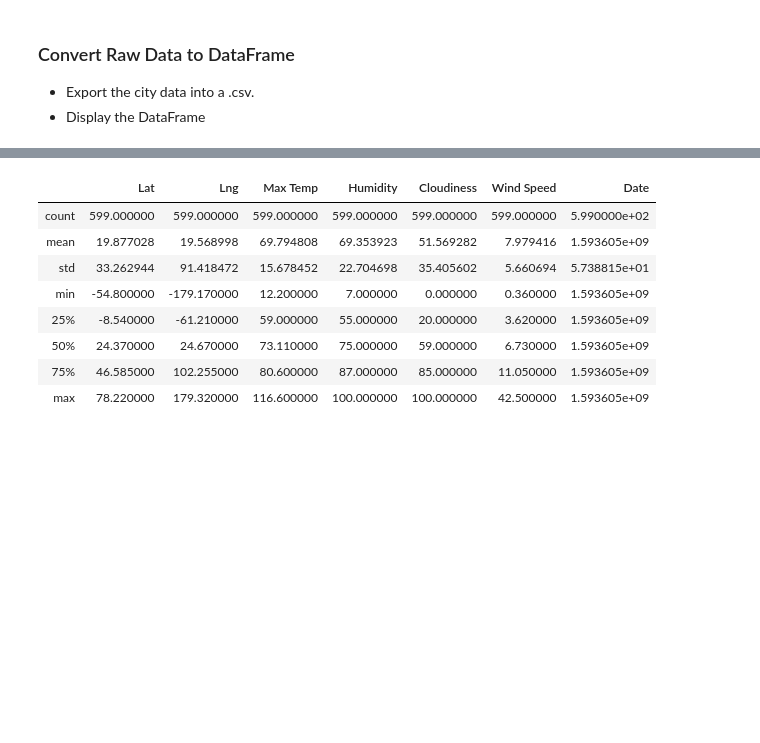
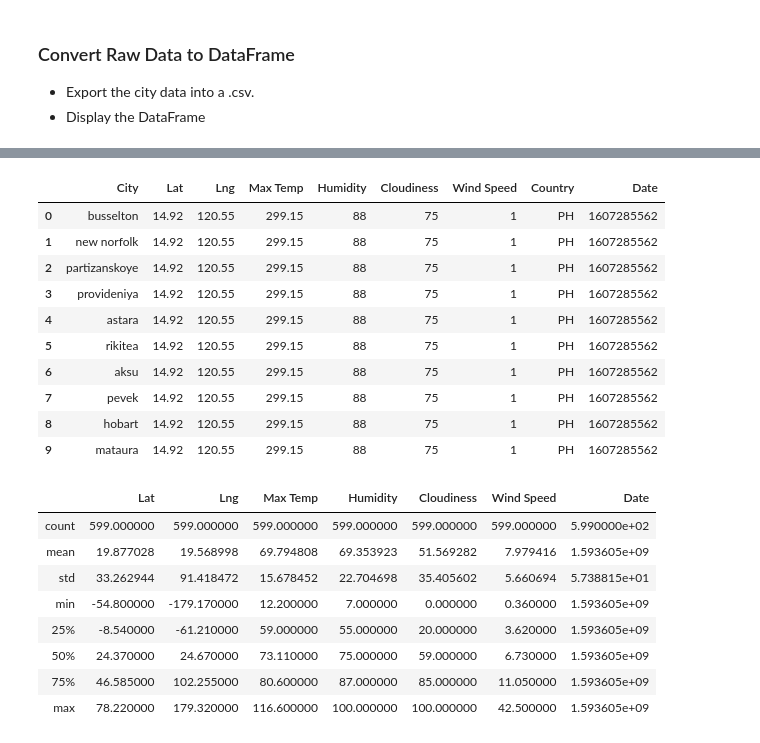
Before and after one commit to jforbis/python-api-challenge, a Jupyter notebook: WeatherPy.ipynb, the cells around one changed output, grey strips where cells are left out. Cells and saved outputs as stored; diff of their text form; code cells hidden in the pictures; blank space fills up the shorter version.

Commit message:
save point: created dataframe from api call and exported data to csv

```diff
--- a/WeatherPy.ipynb
+++ b/WeatherPy.ipynb
@@ -20,7 +20,7 @@ from api_keys import weather_api_key
 from citipy import citipy
 
 # Output File (CSV)
-output_data_file = "output_data/cities.csv"
+output_data_file = "weatherPy/output_data/cities.csv"
 
 # Range of latitudes and longitudes
 lat_range = (-90, 90)
@@ -165,3 +137,22 @@ Data Retrieval Complete
+# %%
+# Putting response info into dictionary for creating DataFrame
+api_info = {"City":second_city, "Lat":lat, "Lng":lng, "Max Temp":max_temp, "Humidity":humidity,
+            "Cloudiness":cloudiness, "Wind Speed":wind_speed, "Country":country, "Date":date}
+weather_df = pd.DataFrame(api_info)
+weather_df.to_csv(output_data_file)
+weather_df.head(10)
+# %% [output]
+|  | City | Lat | Lng | Max Temp | Humidity | Cloudiness | Wind Speed | Country | Date |
+| 0 | busselton | 14.92 | 120.55 | 299.15 | 88 | 75 | 1 | PH | 1607285562 |
+| 1 | new norfolk | 14.92 | 120.55 | 299.15 | 88 | 75 | 1 | PH | 1607285562 |
+| 2 | partizanskoye | 14.92 | 120.55 | 299.15 | 88 | 75 | 1 | PH | 1607285562 |
+| 3 | provideniya | 14.92 | 120.55 | 299.15 | 88 | 75 | 1 | PH | 1607285562 |
+| 4 | astara | 14.92 | 120.55 | 299.15 | 88 | 75 | 1 | PH | 1607285562 |
+| 5 | rikitea | 14.92 | 120.55 | 299.15 | 88 | 75 | 1 | PH | 1607285562 |
+| 6 | aksu | 14.92 | 120.55 | 299.15 | 88 | 75 | 1 | PH | 1607285562 |
+| 7 | pevek | 14.92 | 120.55 | 299.15 | 88 | 75 | 1 | PH | 1607285562 |
+| 8 | hobart | 14.92 | 120.55 | 299.15 | 88 | 75 | 1 | PH | 1607285562 |
+| 9 | mataura | 14.92 | 120.55 | 299.15 | 88 | 75 | 1 | PH | 1607285562 |
 # %%
 # %% [output]
 |  | Lat | Lng | Max Temp | Humidity | Cloudiness | Wind Speed | Date |
```
Also changed, not shown: parts of 5 cells of this notebook.
